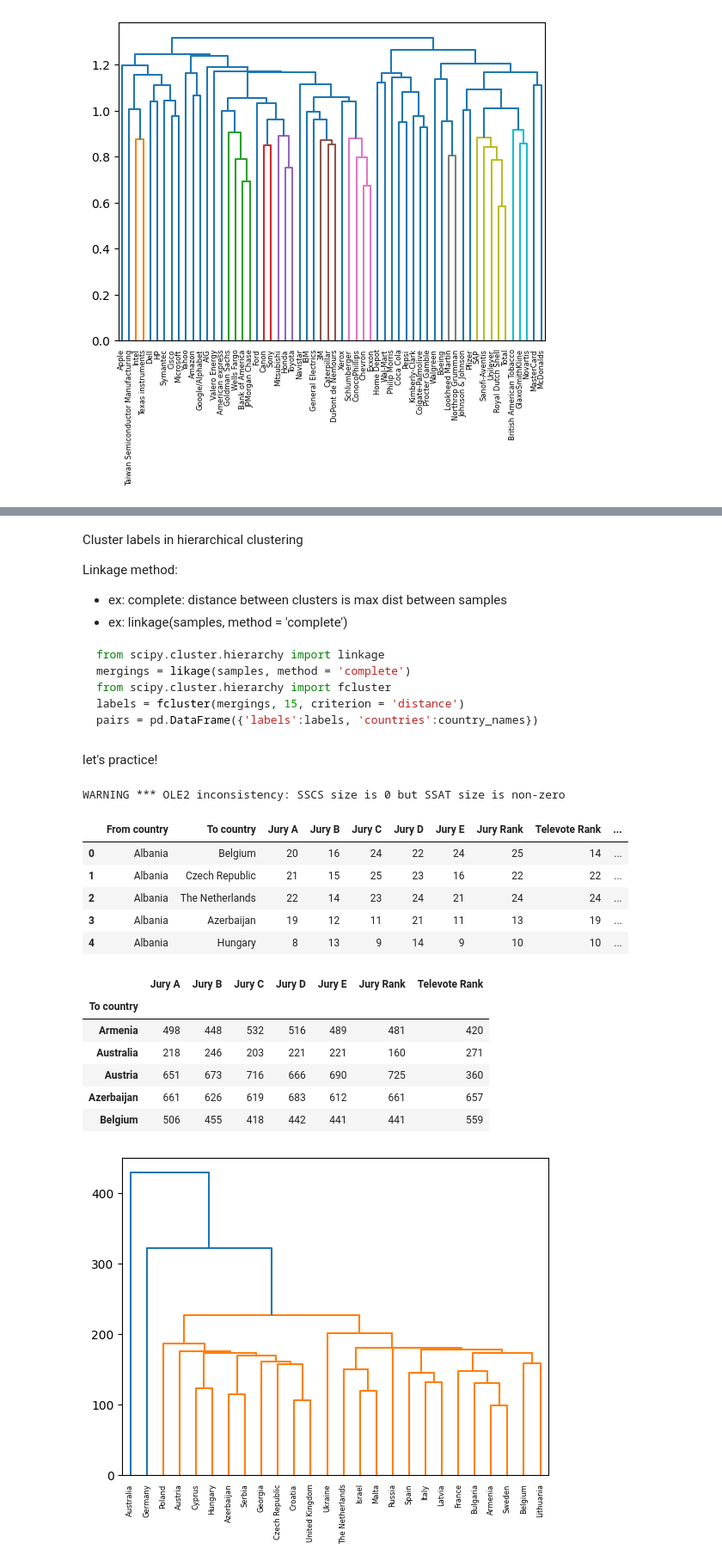
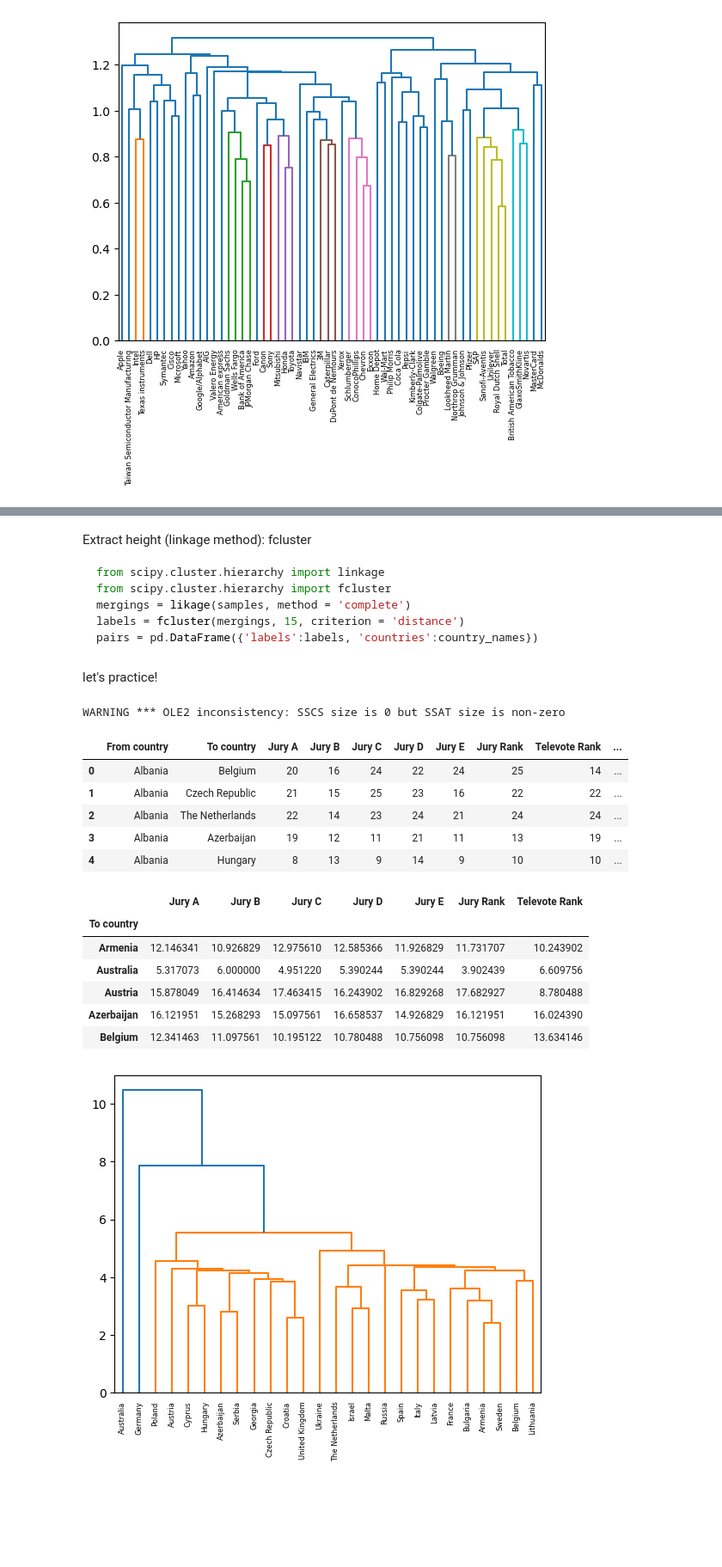
Before and after one commit to srgari/python, a Jupyter notebook: datacamp_study/machine learning/2_Unsupervised_learning_in_Python.ipynb, the cells around one changed output, grey strips where cells are left out. Shown at 86% size. Cells and saved outputs as stored; diff of their text form; code cells hidden in the pictures; blank space fills up the shorter version.

````diff
--- a/datacamp_study/machine learning/2_Unsupervised_learning_in_Python.ipynb
+++ b/datacamp_study/machine learning/2_Unsupervised_learning_in_Python.ipynb
@@ -495,14 +535,12 @@ array([[42.        , 49.        ,  0.58499795,  2.        ],
 # %% [markdown]
-Cluster labels in hierarchical clustering
 
-Linkage method:
-- ex: complete: distance between clusters is max dist between samples
-- ex: linkage(samples, method = 'complete')
+Extract height (linkage method): fcluster
+
 
 ```python
 from scipy.cluster.hierarchy import linkage
+from scipy.cluster.hierarchy import fcluster
 mergings = likage(samples, method = 'complete')
-from scipy.cluster.hierarchy import fcluster
 labels = fcluster(mergings, 15, criterion = 'distance')
 pairs = pd.DataFrame({'labels':labels, 'countries':country_names})
 ```
@@ -513,37 +551,38 @@ import pandas as pd
 import matplotlib.pyplot as plt
 from scipy.cluster.hierarchy import linkage, dendrogram
 
+
 samples_full = pd.read_excel('tables/ESC-2016-grand_final-full_results.xls', header = 1)
-samples = samples_full.set_index('To country').select_dtypes('number').groupby('To country').sum()
+samples = samples_full.set_index('To country').select_dtypes('number').groupby('To country').mean()
 samples
 
 
 display(samples_full.head(), samples.head())
 
 #calculate the linkage: with single, it's bad
 mergings = linkage(samples, method = 'single')
 
 # plot dendrogram
 dendrogram(
     mergings,
     labels = samples.index.values,
     leaf_rotation=90,
     leaf_font_size=6
 )
 plt.show()
 # %% [output]
 WARNING *** OLE2 inconsistency: SSCS size is 0 but SSAT size is non-zero
 |  | From country | To country | Jury A | Jury B | Jury C | Jury D | Jury E | Jury Rank | Televote Rank | ... |
 | 0 | Albania | Belgium | 20 | 16 | 24 | 22 | 24 | 25 | 14 | ... |
 | 1 | Albania | Czech Republic | 21 | 15 | 25 | 23 | 16 | 22 | 22 | ... |
 | 2 | Albania | The Netherlands | 22 | 14 | 23 | 24 | 21 | 24 | 24 | ... |
 | 3 | Albania | Azerbaijan | 19 | 12 | 11 | 21 | 11 | 13 | 19 | ... |
 | 4 | Albania | Hungary | 8 | 13 | 9 | 14 | 9 | 10 | 10 | ... |
 |  | Jury A | Jury B | Jury C | Jury D | Jury E | Jury Rank | Televote Rank |
 | To country |  |  |  |  |  |  |  |
-| Armenia | 498 | 448 | 532 | 516 | 489 | 481 | 420 |
-| Australia | 218 | 246 | 203 | 221 | 221 | 160 | 271 |
-| Austria | 651 | 673 | 716 | 666 | 690 | 725 | 360 |
-| Azerbaijan | 661 | 626 | 619 | 683 | 612 | 661 | 657 |
-| Belgium | 506 | 455 | 418 | 442 | 441 | 441 | 559 |
+| Armenia | 12.146341 | 10.926829 | 12.975610 | 12.585366 | 11.926829 | 11.731707 | 10.243902 |
+| Australia | 5.317073 | 6.000000 | 4.951220 | 5.390244 | 5.390244 | 3.902439 | 6.609756 |
+| Austria | 15.878049 | 16.414634 | 17.463415 | 16.243902 | 16.829268 | 17.682927 | 8.780488 |
+| Azerbaijan | 16.121951 | 15.268293 | 15.097561 | 16.658537 | 14.926829 | 16.121951 | 16.024390 |
+| Belgium | 12.341463 | 11.097561 | 10.195122 | 10.780488 | 10.756098 | 10.756098 | 13.634146 |
-[figure, old version]
+[figure, new version]
````
Also changed, not shown: parts of 9 cells of this notebook, 1 other file.
